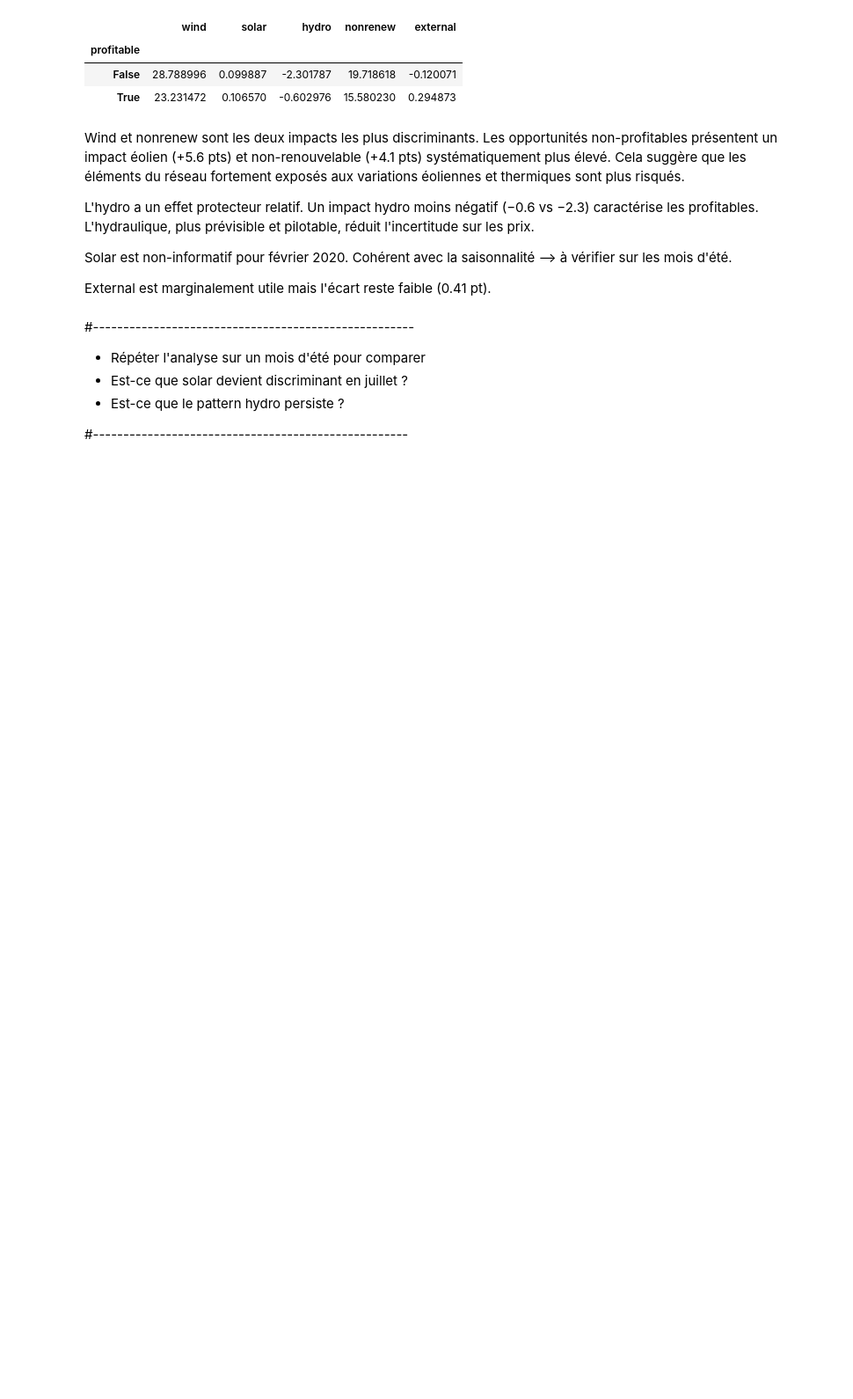
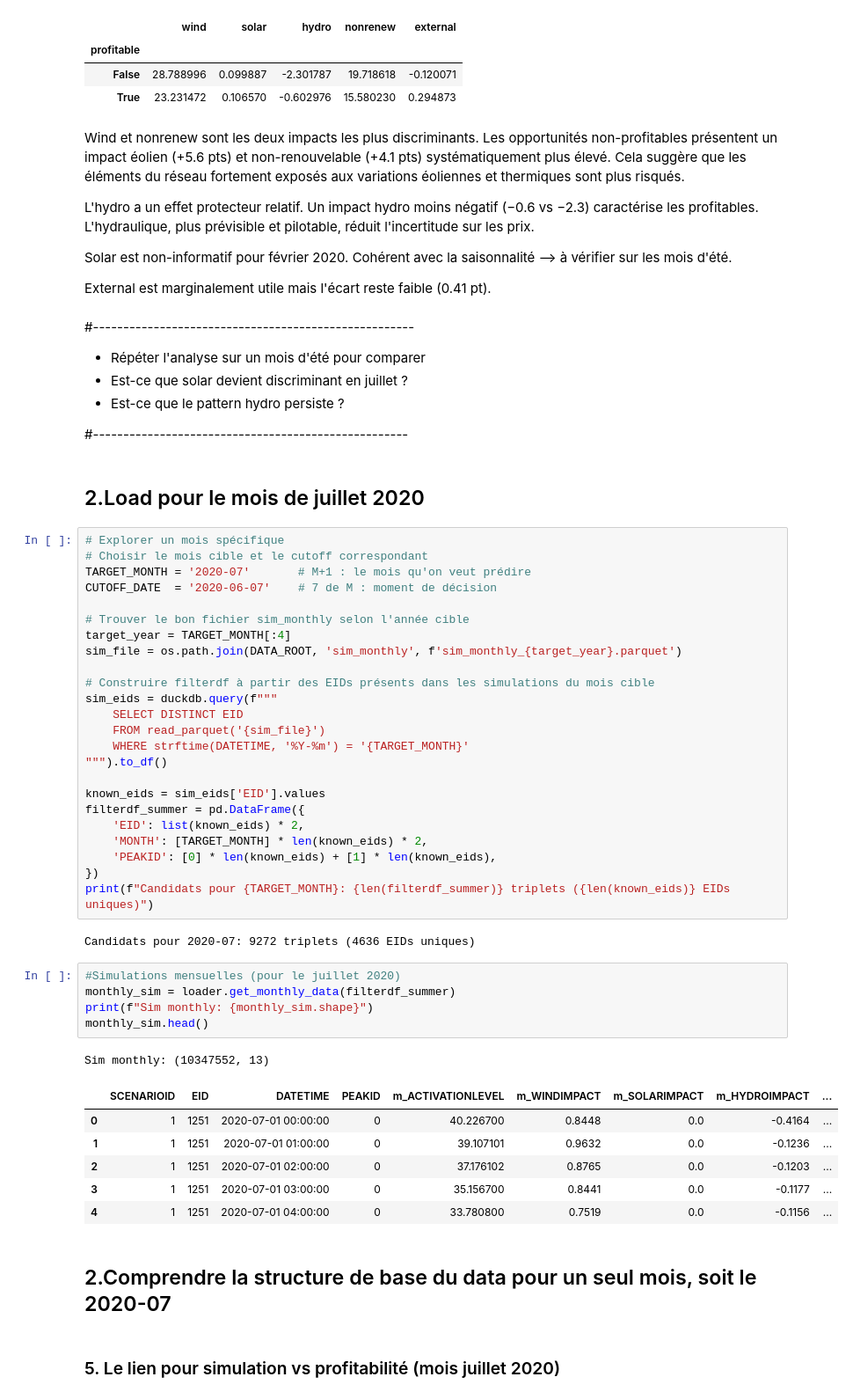
Before and after one commit to MPelland-programming/DataChallenge2026, a Jupyter notebook: experimentation_cristian/experimentation_cristian.ipynb, the cells around one changed output. Shown at 88% size. Saved outputs shown, nothing was run; the diff lists cells and outputs as text; blank space fills up the shorter version.

```diff
--- a/experimentation_cristian/experimentation_cristian.ipynb
+++ b/experimentation_cristian/experimentation_cristian.ipynb
@@ -304,3 +312,48 @@ External est marginalement utile mais l'écart reste faible (0.41 pt).
 * Est-ce que le pattern hydro persiste ?
 
 #----------------------------------------------------
+# %% [markdown]
+## 2.Load pour le mois de juillet 2020
+# %%
+# Explorer un mois spécifique
+# Choisir le mois cible et le cutoff correspondant
+TARGET_MONTH = '2020-07'       # M+1 : le mois qu'on veut prédire
+CUTOFF_DATE  = '2020-06-07'    # 7 de M : moment de décision
+
+# Trouver le bon fichier sim_monthly selon l'année cible
+target_year = TARGET_MONTH[:4]
+sim_file = os.path.join(DATA_ROOT, 'sim_monthly', f'sim_monthly_{target_year}.parquet')
+
+# Construire filterdf à partir des EIDs présents dans les simulations du mois cible
+sim_eids = duckdb.query(f"""
+    SELECT DISTINCT EID
+    FROM read_parquet('{sim_file}')
+    WHERE strftime(DATETIME, '%Y-%m') = '{TARGET_MONTH}'
+""").to_df()
+
+known_eids = sim_eids['EID'].values
+filterdf_summer = pd.DataFrame({
+    'EID': list(known_eids) * 2,
+    'MONTH': [TARGET_MONTH] * len(known_eids) * 2,
+    'PEAKID': [0] * len(known_eids) + [1] * len(known_eids),
+})
+print(f"Candidats pour {TARGET_MONTH}: {len(filterdf_summer)} triplets ({len(known_eids)} EIDs uniques)")
+# %% [output]
+Candidats pour 2020-07: 9272 triplets (4636 EIDs uniques)
+# %%
+#Simulations mensuelles (pour le juillet 2020)
+monthly_sim = loader.get_monthly_data(filterdf_summer)
+print(f"Sim monthly: {monthly_sim.shape}")
+monthly_sim.head()
+# %% [output]
+Sim monthly: (10347552, 13)
+|  | SCENARIOID | EID | DATETIME | PEAKID | m_ACTIVATIONLEVEL | m_WINDIMPACT | m_SOLARIMPACT | m_HYDROIMPACT | ... |
+| 0 | 1 | 1251 | 2020-07-01 00:00:00 | 0 | 40.226700 | 0.8448 | 0.0 | -0.4164 | ... |
+| 1 | 1 | 1251 | 2020-07-01 01:00:00 | 0 | 39.107101 | 0.9632 | 0.0 | -0.1236 | ... |
+| 2 | 1 | 1251 | 2020-07-01 02:00:00 | 0 | 37.176102 | 0.8765 | 0.0 | -0.1203 | ... |
+| 3 | 1 | 1251 | 2020-07-01 03:00:00 | 0 | 35.156700 | 0.8441 | 0.0 | -0.1177 | ... |
+| 4 | 1 | 1251 | 2020-07-01 04:00:00 | 0 | 33.780800 | 0.7519 | 0.0 | -0.1156 | ... |
+# %% [markdown]
+## 2.Comprendre la structure de base du data pour un seul mois, soit le 2020-07
+# %% [markdown]
+### 5. Le lien pour simulation vs profitabilité (mois juillet 2020)
```
Also changed, not shown: parts of 15 cells of this notebook.
